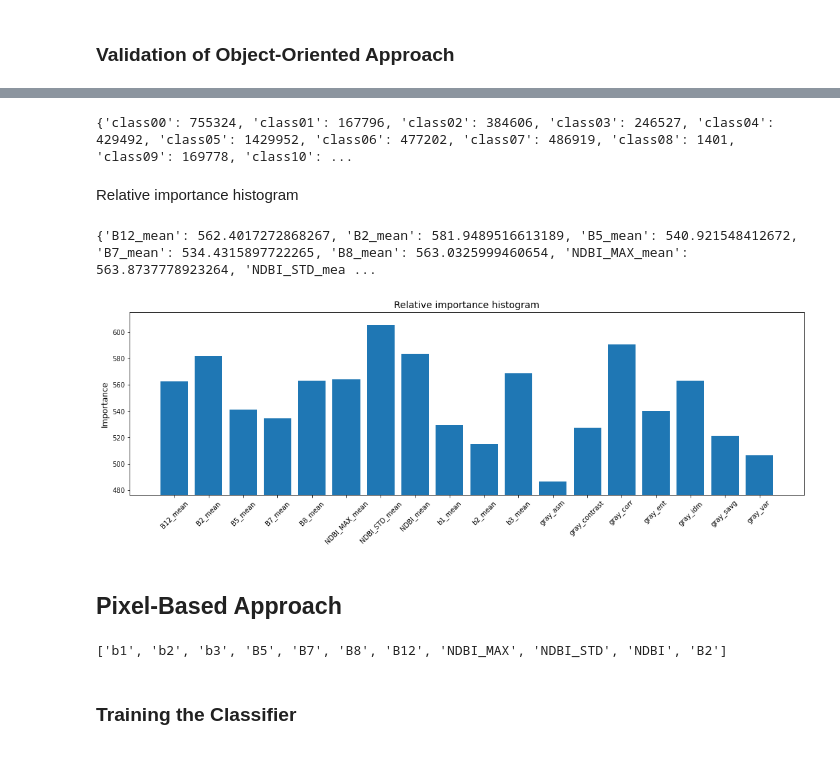
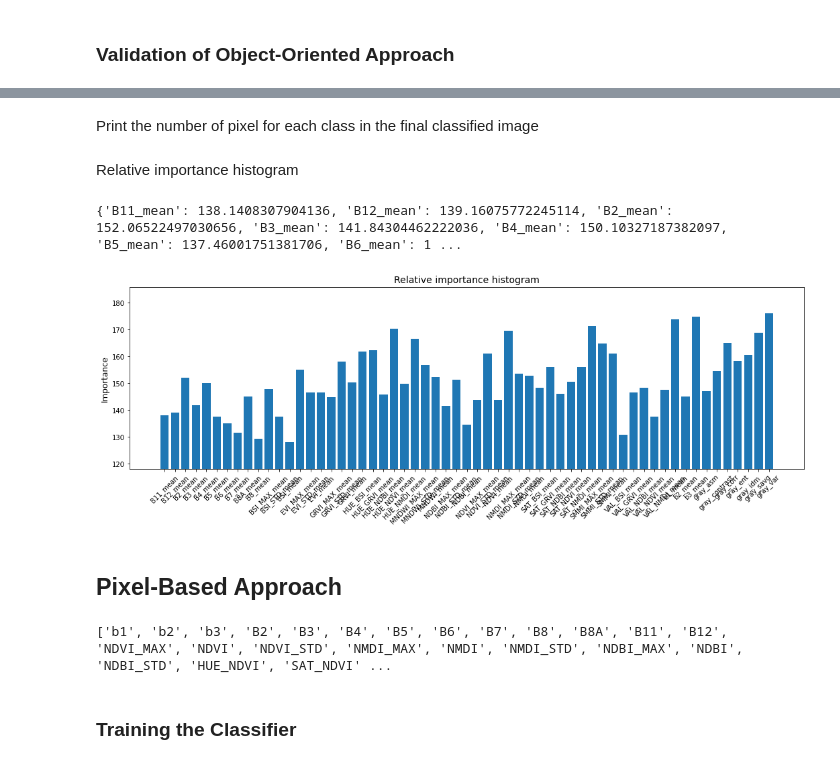
Before and after one commit to SuzannaLin/GEE_LULC, a Jupyter notebook: EARSeL_Nice.ipynb, the cells around one changed output, grey strips where cells are left out. Cells and saved outputs as stored; diff of their text form; code cells hidden in the pictures.

```diff
--- a/EARSeL_Nice.ipynb
+++ b/EARSeL_Nice.ipynb
@@ -1674,12 +1572,16 @@ print(type(normalized))
 # %% [markdown]
 Loading Composite images
 # %%
-image1 = ee.Image('users/suzannacuypers/EARSeL/05-23_DATASET_COMPOSITION_Nice_OO_9_T1')
-image2 = ee.Image('users/suzannacuypers/EARSeL/05-23_DATASET_COMPOSITION_Nice_OO_9_T2')
-image3 = ee.Image('users/suzannacuypers/EARSeL/05-23_DATASET_COMPOSITION_Nice_OO_9_T3')
-image4 = ee.Image('users/suzannacuypers/EARSeL/05-23_DATASET_COMPOSITION_Nice_OO_9_T4')
+image1 = ee.Image('users/suzannacuypers/EARSeL/DATASET_COMPOSITION_Nice_T1')
+image2 = ee.Image('users/suzannacuypers/EARSeL/DATASET_COMPOSITION_Nice_T2')
+image3 = ee.Image('users/suzannacuypers/EARSeL/DATASET_COMPOSITION_Nice_T3')
+image4 = ee.Image('users/suzannacuypers/EARSeL/DATASET_COMPOSITION_Nice_T4')
+# image1 = ee.Image('users/suzannacuypers/EARSeL/05-23_DATASET_COMPOSITION_Nice_OO_9_T1') # ['B5', 'B7', 'B8', 'B12', 'NDBI_MAX', 'NDBI_STD', 'NDBI', 'B2']
+# image2 = ee.Image('users/suzannacuypers/EARSeL/05-23_DATASET_COMPOSITION_Nice_OO_9_T2')
+# image3 = ee.Image('users/suzannacuypers/EARSeL/05-23_DATASET_COMPOSITION_Nice_OO_9_T3')
+# image4 = ee.Image('users/suzannacuypers/EARSeL/05-23_DATASET_COMPOSITION_Nice_OO_9_T4')
 
-print(image1.bandNames().getInfo())
+# print(image1.bandNames().getInfo())
 
 table1 = ee.FeatureCollection('users/andreanascetti/IEEE/Nice_Tiles') # all tile shapes of GT data
 # table2 = Area_Nice # ??? # Table from users/andreanascetti/IEEE/Nice_Tiles
@@ -1849,7 +1744,7 @@ print(crs) # EPSG:4326
 
 # SNIC outputs are variable depending on the visualization scale.
 # Thus it is necessary to fix a proper output scale of clusters through the “reproject” function (S2 = 10)
-scale = 5
+snic_scale = 5
 clusters_snic = clusters_snic.reproject (**{'crs': crs, 'scale': scale})
-snic = snic.reproject(**{'crs': crs, 'scale': scale})
+snic = snic.reproject(**{'crs': crs, 'scale': snic_scale})
 # %% [output]
@@ -2159,10 +2037,11 @@ task.start()
 Import the final bands on which to perform classification = snic of (RGB + S2) + GLCM (per snic cluster).
 # %%
 # import "final bands"
-final_bands_T1 = ee.Image('users/suzannacuypers/EARSeL/snic_GLCM_NDBI_T1')
-final_bands_T2 = ee.Image('users/suzannacuypers/EARSeL/snic_GLCM_NDBI_T2')
-final_bands_T3 = ee.Image('users/suzannacuypers/EARSeL/snic_GLCM_NDBI_T3')
-final_bands_T4 = ee.Image('users/suzannacuypers/EARSeL/snic_GLCM_NDBI_T4')
+final_bands_T1 = ee.Image('users/suzannacuypers/EARSeL/snic_GLCM_T1')
+final_bands_T2 = ee.Image('users/suzannacuypers/EARSeL/snic_GLCM_T2')
+final_bands_T3 = ee.Image('users/suzannacuypers/EARSeL/snic_GLCM_T3')
+final_bands_T4 = ee.Image('users/suzannacuypers/EARSeL/snic_GLCM_T4')
+# final_bands_T4 = ee.Image('users/suzannacuypers/EARSeL/snic_GLCM_NDBI_T4')
 
 print(final_bands_T1.bandNames().getInfo())
 
@@ -2567,2 +2654,4 @@ Print the number of pixel for each class in the final classified image
+# %% [markdown]
+Print the number of pixel for each class in the final classified image
 # %%
 analysis_image_sl = classy_RF.select("classification")
@@ -2592,17 +2657,0 @@ class14 =  analysis_image_sl.updateMask(analysis_image_sl.eq(14)).rename('class1
-# %%
-all_classes = class0.addBands(class1).addBands(class2).addBands(class3).addBands(class4) \
-          .addBands(class5).addBands(class6).addBands(class7).addBands(class8).addBands(class9) \
-#             .addBands(class10).addBands(class11).addBands(class12).addBands(class13).addBands(class14)
-
-count_pixels = all_classes.reduceRegion(
-    **{
-        'reducer': ee.Reducer.count(),
-         'geometry': Area_Nice,
-        'scale':10,
-        'maxPixels': 1e16,
-        'tileScale':8
-    })
-
-print(count_pixels.getInfo())
-# %% [output]
-{'class00': 755324, 'class01': 167796, 'class02': 384606, 'class03': 246527, 'class04': 429492, 'class05': 1429952, 'class06': 477202, 'class07': 486919, 'class08': 1401, 'class09': 169778, 'class10': ...
@@ -2609,11 +2689,11 @@ print(count_pixels.getInfo())
 # %% [markdown]
 Relative importance histogram
-# %%
-#Compute RF variable importance
-OO_explained = classifier_OO.explain()
-# print("classifier information:", OO_explained.getInfo()) # too large
-variableImportance = ee.Feature(None, ee.Dictionary(OO_explained).get('importance'))
-
-print(variableImportance.getInfo()['properties'])
-# %% [output]
-{'B12_mean': 562.4017272868267, 'B2_mean': 581.9489516613189, 'B5_mean': 540.921548412672, 'B7_mean': 534.4315897722265, 'B8_mean': 563.0325999460654, 'NDBI_MAX_mean': 563.8737778923264, 'NDBI_STD_mea ...
+# %%
+#Compute RF variable importance
+OO_explained = classifier_OO.explain()
+# print("classifier information:", OO_explained.getInfo()) # too large
+variableImportance = ee.Feature(None, ee.Dictionary(OO_explained).get('importance'))
+variableImportance_dict = variableImportance.getInfo()['properties']
+print(variableImportance_dict)
+# %% [output]
+{'B11_mean': 138.1408307904136, 'B12_mean': 139.16075772245114, 'B2_mean': 152.06522497030656, 'B3_mean': 141.84304462222036, 'B4_mean': 150.10327187382097, 'B5_mean': 137.46001751381706, 'B6_mean': 1 ...
@@ -2620,20 +2704,18 @@ print(variableImportance.getInfo()['properties'])
 # %%
-D = variableImportance.getInfo()['properties']
-
 fig, ax = plt.subplots(figsize=(18,5))
 
-ax.bar(*zip(*D.items()))
+ax.bar(*zip(*variableImportance_dict.items()))
 
-plt.xticks(range(len(D)), list(D.keys()),rotation = 45)
+plt.xticks(range(len(variableImportance_dict)), list(variableImportance_dict.keys()),rotation = 45)
 
 plt.title('Relative importance histogram',fontsize=14)
 # ax.set_xlabel("Bands", fontsize=12)
 ax.set_ylabel("Importance", fontsize=12)
-ax.set_ylim(min(D.values())-10, max(D.values())+10)
+ax.set_ylim(min(variableImportance_dict.values())-10, max(variableImportance_dict.values())+10)
 
 plt.show()
 # %% [output]
-[figure, old version]
+[figure, new version]
 # %% [markdown]
 ## Pixel-Based Approach
 # %%
@@ -2649,7 +2731,7 @@ training = dataset.select(bands).sampleRegions(
         'tileScale':8
     })
 # %% [output]
-['b1', 'b2', 'b3', 'B5', 'B7', 'B8', 'B12', 'NDBI_MAX', 'NDBI_STD', 'NDBI', 'B2']
+['b1', 'b2', 'b3', 'B2', 'B3', 'B4', 'B5', 'B6', 'B7', 'B8', 'B8A', 'B11', 'B12', 'NDVI_MAX', 'NDVI', 'NDVI_STD', 'NMDI_MAX', 'NMDI', 'NMDI_STD', 'NDBI_MAX', 'NDBI', 'NDBI_STD', 'HUE_NDVI', 'SAT_NDVI' ...
 # %%
 '''
 //If you decided to use the SVM algorithm it's mandatory the normalization of the input bands
```
Also changed, not shown: parts of 157 cells of this notebook.
